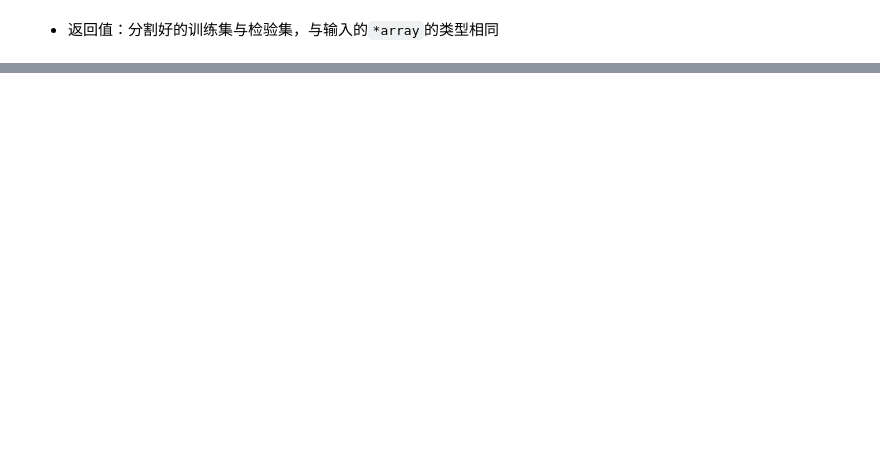
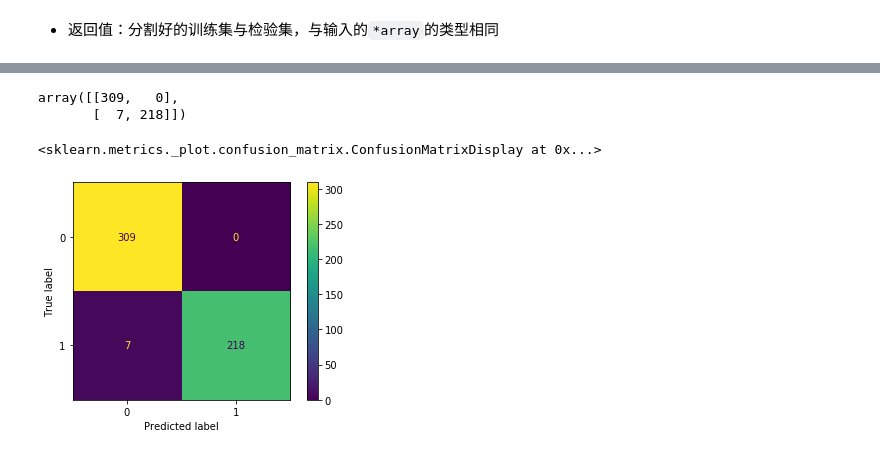
Before and after one commit to christinemu/biz-mining, a Jupyter notebook: Classification.ipynb, the cells around one changed output, grey strips where cells are left out. Cells and saved outputs as stored; diff of their text form; code cells hidden in the pictures; blank space fills up the shorter version.

Commit message:
DecisionTree0407

```diff
--- a/Classification.ipynb
+++ b/Classification.ipynb
@@ -953,0 +576,6 @@ array([1.        , 0.93333333, 1.        , 0.93333333, 0.93333333,
+# %%
+titTrainX,titTestX,titTrainY,titTestY = train_test_split(titXOH,titY)
+titTrainX
+titTestX
+titTrainY.value_counts()
+titTestY.value_counts()
@@ -953,0 +619,2 @@ array([1.        , 0.93333333, 1.        , 0.93333333, 0.93333333,
+# %%
+titDt = tree.DecisionTreeClassifier(random_state=10)
@@ -953,0 +623,2 @@ array([1.        , 0.93333333, 1.        , 0.93333333, 0.93333333,
+# %%
+titDt.fit(titTrainX,titTrainY)
@@ -953,0 +676,2 @@ array([1.        , 0.93333333, 1.        , 0.93333333, 0.93333333,
+# %%
+titTrainYPre = titDt.predict(titTrainX)
@@ -953,0 +691,8 @@ array([1.        , 0.93333333, 1.        , 0.93333333, 0.93333333,
+# %%
+metrics.confusion_matrix(titTrainY, titTrainYPre)
+metrics.plot_confusion_matrix(titDt,titTrainX,titTrainY,values_format='.0f')
+# %% [output]
+array([[309,   0],
+       [  7, 218]])
+<sklearn.metrics._plot.confusion_matrix.ConfusionMatrixDisplay at 0x...>
+[figure, added]
```
Also changed, not shown: parts of 223 cells of this notebook, 5 other files.
